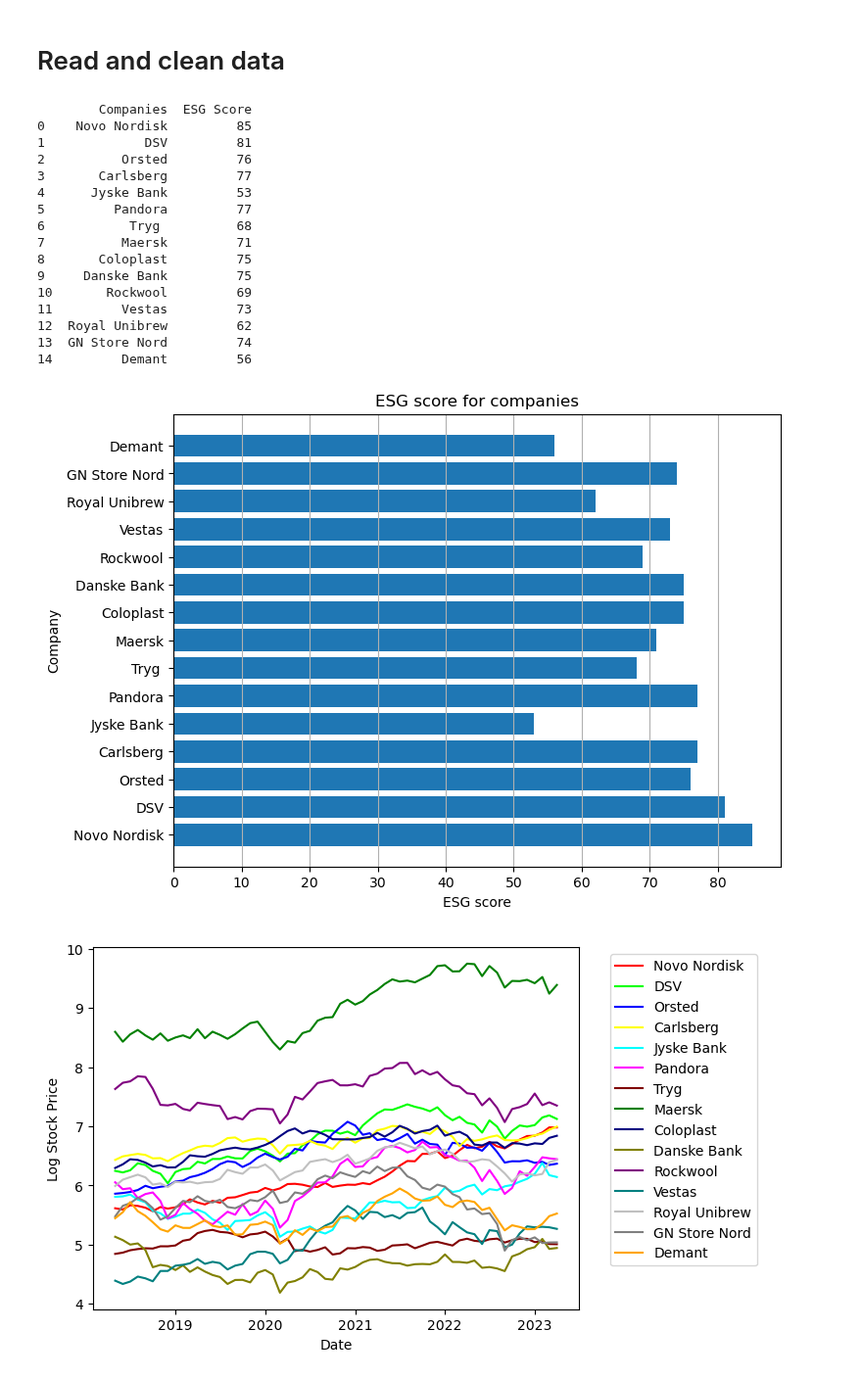
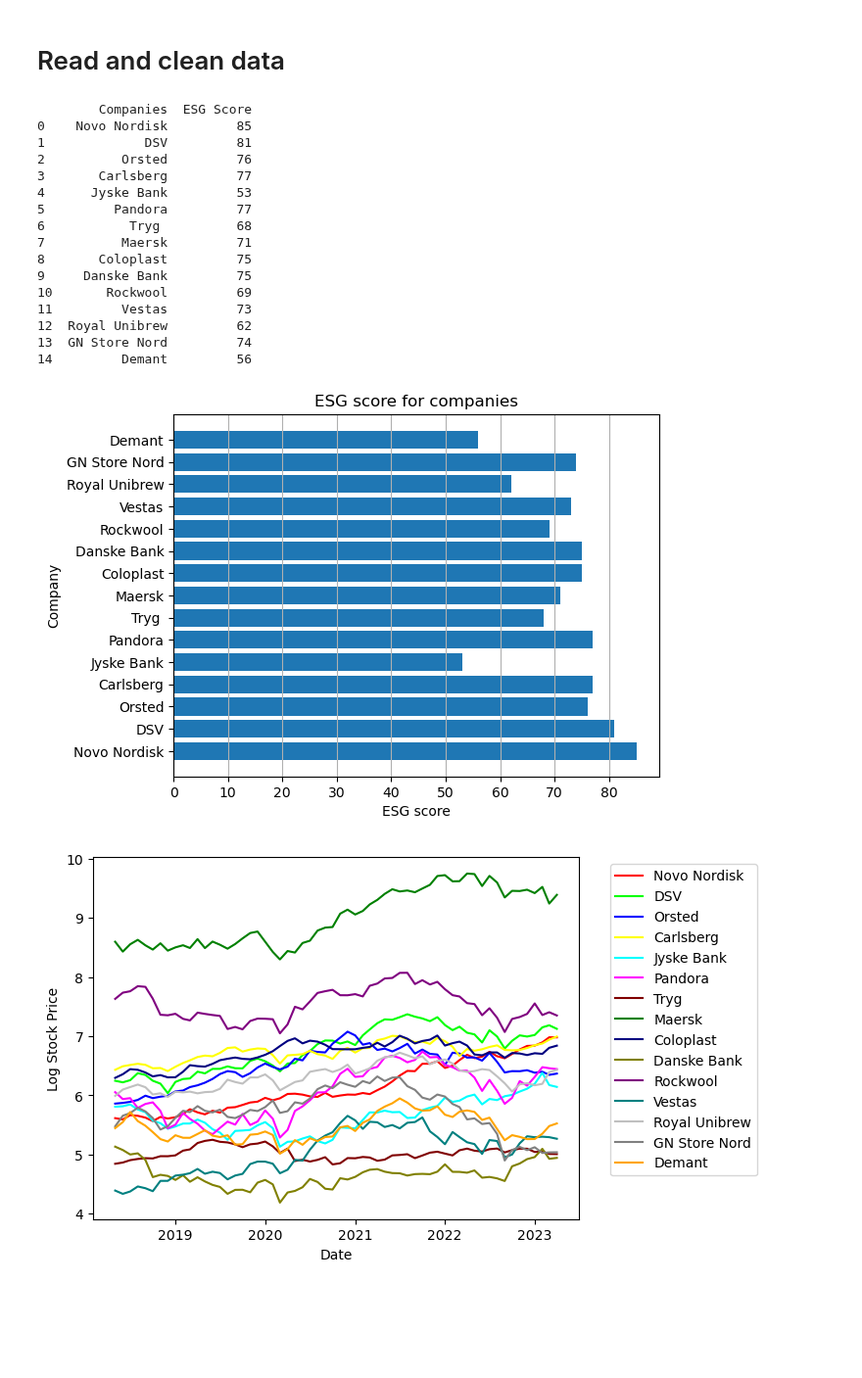
Before and after one commit to NumEconCopenhagen/projects-2023-mmj, a Jupyter notebook: dataproject/dataproject.ipynb, the cells around one changed output. Shown at 98% size. Saved outputs shown, nothing was run; the diff lists cells and outputs as text; code cells hidden in the pictures; blank space fills up the shorter version.

```diff
--- a/dataproject/dataproject.ipynb
+++ b/dataproject/dataproject.ipynb
@@ -24,32 +16,34 @@ import dataproject
 # %% [markdown]
 # Read and clean data
 # %%
+# read the csv-file including data of the ESG scores of 15 danish companies
 df = pd.read_csv('Companies ESG scores.csv', delimiter=";")
-print(df)
+print(df) # print the data
 
-fig, ax = plt.subplots(figsize=(8, 6))
+# create a bar plot illustrating the ESG scores of the companies
+fig, ax = plt.subplots()
 ax.barh(df['Companies'], df['ESG Score'])
 ax.set_xlabel('ESG score')
 ax.set_ylabel('Company')
 ax.set_title('ESG score for companies')
 ax.xaxis.grid(True)
 plt.show()
 # %% [output]
         Companies  ESG Score
 0    Novo Nordisk         85
 1             DSV         81
 2          Orsted         76
 3       Carlsberg         77
 4      Jyske Bank         53
 5         Pandora         77
 6           Tryg          68
 7          Maersk         71
 8       Coloplast         75
 9     Danske Bank         75
 10       Rockwool         69
 11         Vestas         73
 12  Royal Unibrew         62
 13  GN Store Nord         74
 14         Demant         56
-[figure, old version]
+[figure, new version]
 # %%
```
Also changed, not shown: parts of 4 cells of this notebook.
